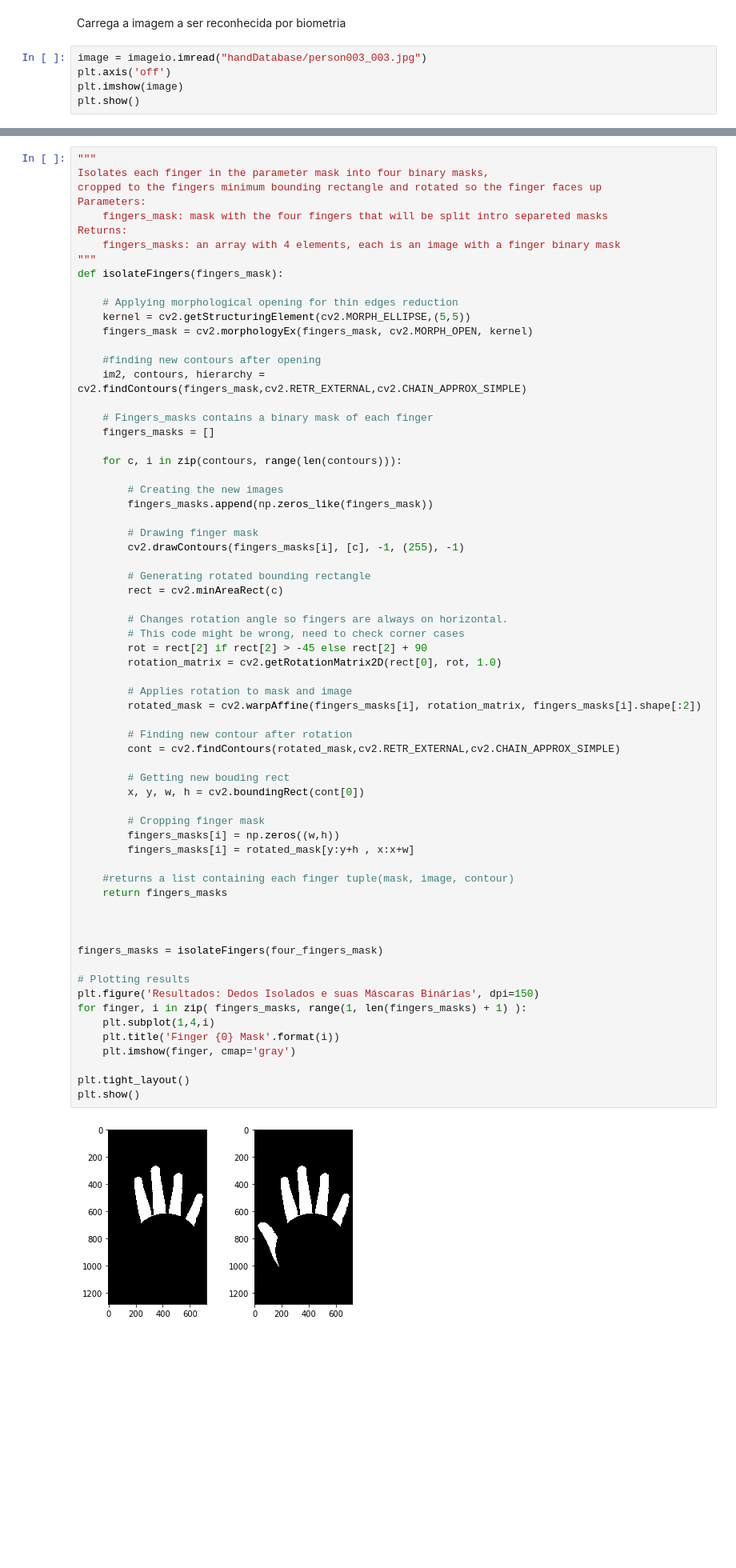
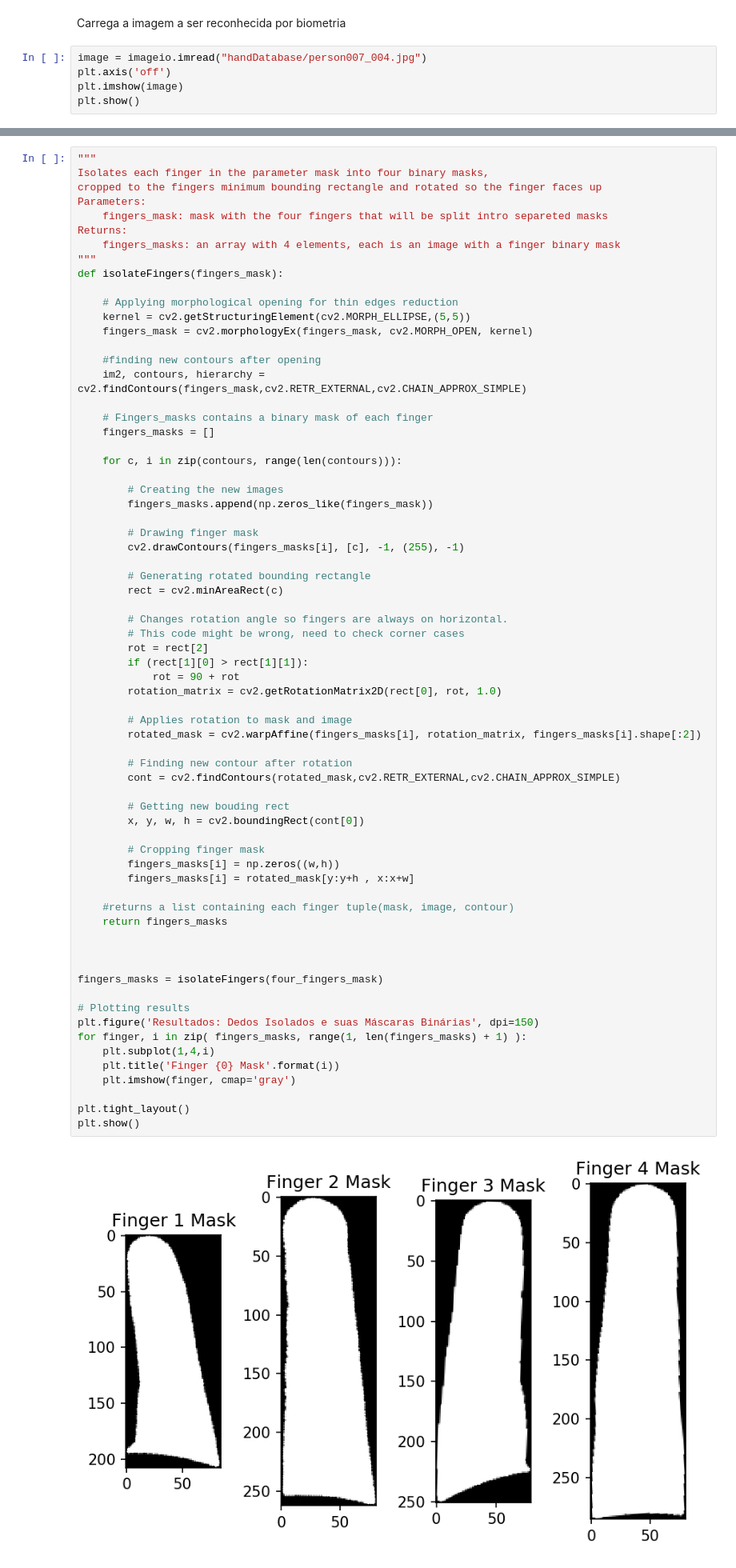
Before and after one commit to leticiarina/BiometricRecognition, a Jupyter notebook: biometricRecognition.ipynb, the cells around one changed output, grey strips where cells are left out. Shown at 80% size. Cells and saved outputs as stored; diff of their text form; blank space fills up the shorter version.

```diff
--- a/biometricRecognition.ipynb
+++ b/biometricRecognition.ipynb
@@ -15,7 +15,7 @@ indexes = ['palm_length', 'palm_width', 'hand_length', 'hand_width', 'finger0_le
 # %% [markdown]
 Carrega a imagem a ser reconhecida por biometria
 # %%
-image = imageio.imread("handDatabase/person003_003.jpg")
+image = imageio.imread("handDatabase/person007_004.jpg")
 plt.axis('off')
 plt.imshow(image)
 plt.show()
@@ -378,37 +379,39 @@ def isolateFingers(fingers_mask):
 
         # Changes rotation angle so fingers are always on horizontal.
         # This code might be wrong, need to check corner cases
-        rot = rect[2] if rect[2] > -45 else rect[2] + 90
+        rot = rect[2]
+        if (rect[1][0] > rect[1][1]):
+            rot = 90 + rot
         rotation_matrix = cv2.getRotationMatrix2D(rect[0], rot, 1.0)
 
         # Applies rotation to mask and image
         rotated_mask = cv2.warpAffine(fingers_masks[i], rotation_matrix, fingers_masks[i].shape[:2])
 
         # Finding new contour after rotation
         cont = cv2.findContours(rotated_mask,cv2.RETR_EXTERNAL,cv2.CHAIN_APPROX_SIMPLE)
 
         # Getting new bouding rect
         x, y, w, h = cv2.boundingRect(cont[0])
 
         # Cropping finger mask
         fingers_masks[i] = np.zeros((w,h))
         fingers_masks[i] = rotated_mask[y:y+h , x:x+w]
 
     #returns a list containing each finger tuple(mask, image, contour)
     return fingers_masks
 
 
 
 fingers_masks = isolateFingers(four_fingers_mask)
 
 # Plotting results
 plt.figure('Resultados: Dedos Isolados e suas Máscaras Binárias', dpi=150)
 for finger, i in zip( fingers_masks, range(1, len(fingers_masks) + 1) ):
     plt.subplot(1,4,i)
     plt.title('Finger {0} Mask'.format(i))
     plt.imshow(finger, cmap='gray')
 
 plt.tight_layout()
 plt.show()
 # %% [output]
-[figure, old version]
+[figure, new version]
```
Also changed, not shown: parts of 12 cells of this notebook, 1 other file.
